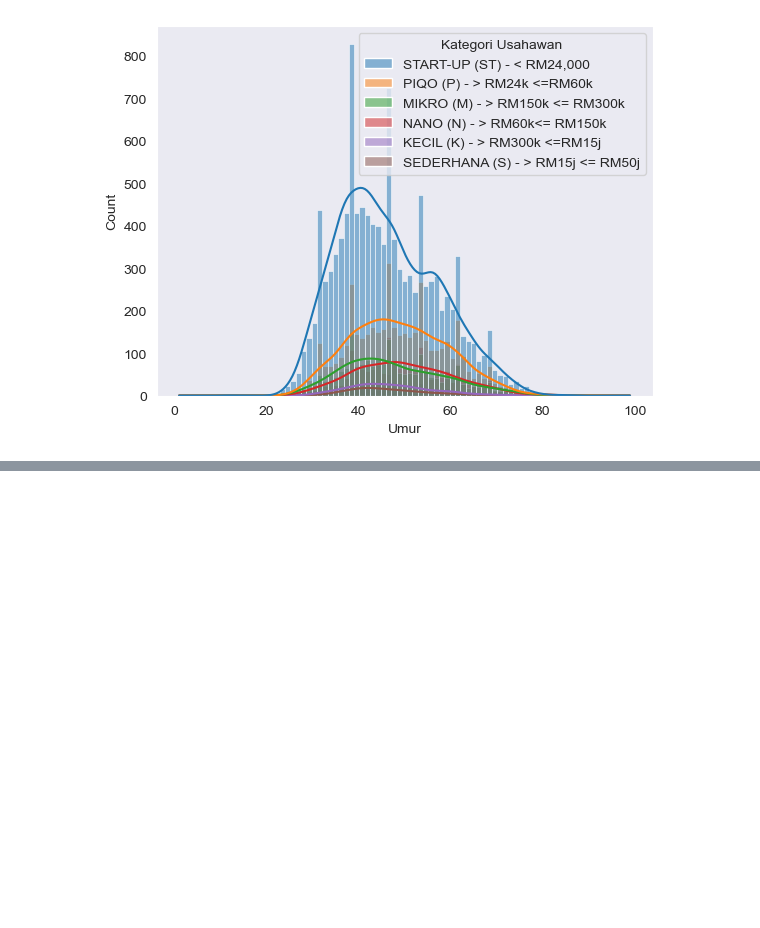
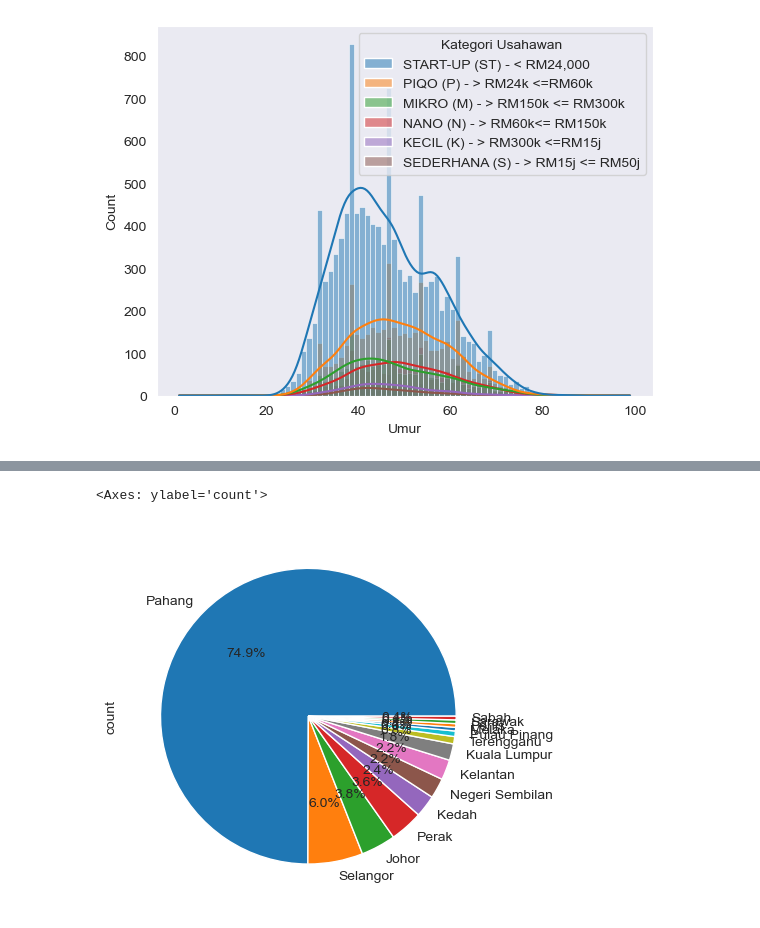
Before and after one commit to faizuddin/usahawan-dash, a Jupyter notebook: analysis.ipynb, the cells around one changed output, grey strips where cells are left out. Saved outputs shown, nothing was run; the diff lists cells and outputs as text; code cells hidden in the pictures; blank space fills up the shorter version.

```diff
--- a/analysis.ipynb
+++ b/analysis.ipynb
@@ -122,0 +174,11 @@ sns.histplot(data=df, kde=True, x = "Umur", hue = "Kategori Usahawan")
+# %%
+# Remove weird characters
+df_pel["Negeri"] = df_pel["Negeri"].str.strip("0  = |")
+# Continue to remove weird chars, split and take the first element
+df_pel["Negeri"] = df_pel["Negeri"].str.split("|").str[0]
+
+# States pie chart
+df_pel["Negeri"].value_counts().plot(kind="pie", autopct="%.1f%%")
+# %% [output]
+<Axes: ylabel='count'>
+[figure, added]
```
Also changed, not shown: parts of 9 cells of this notebook, 6 other files.
